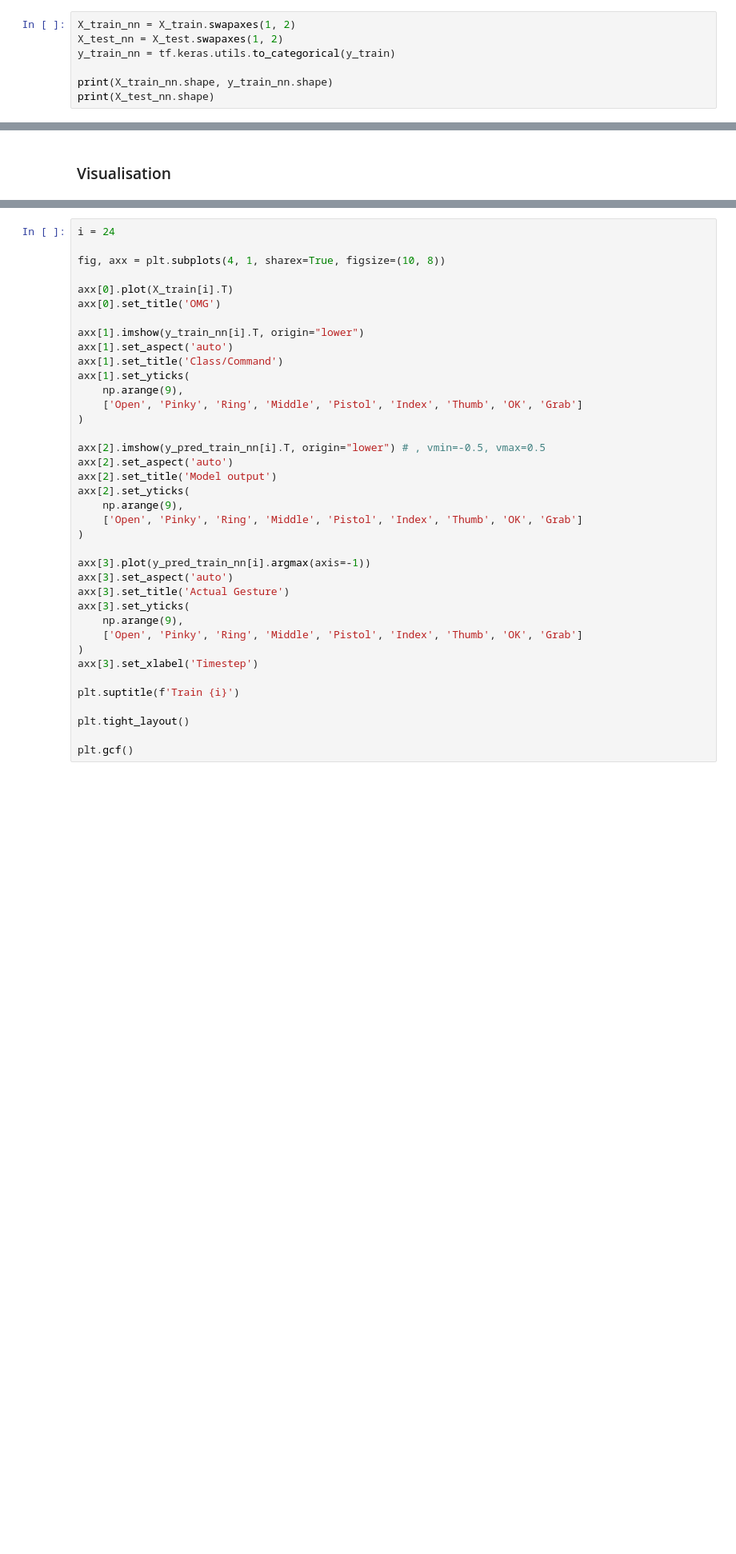
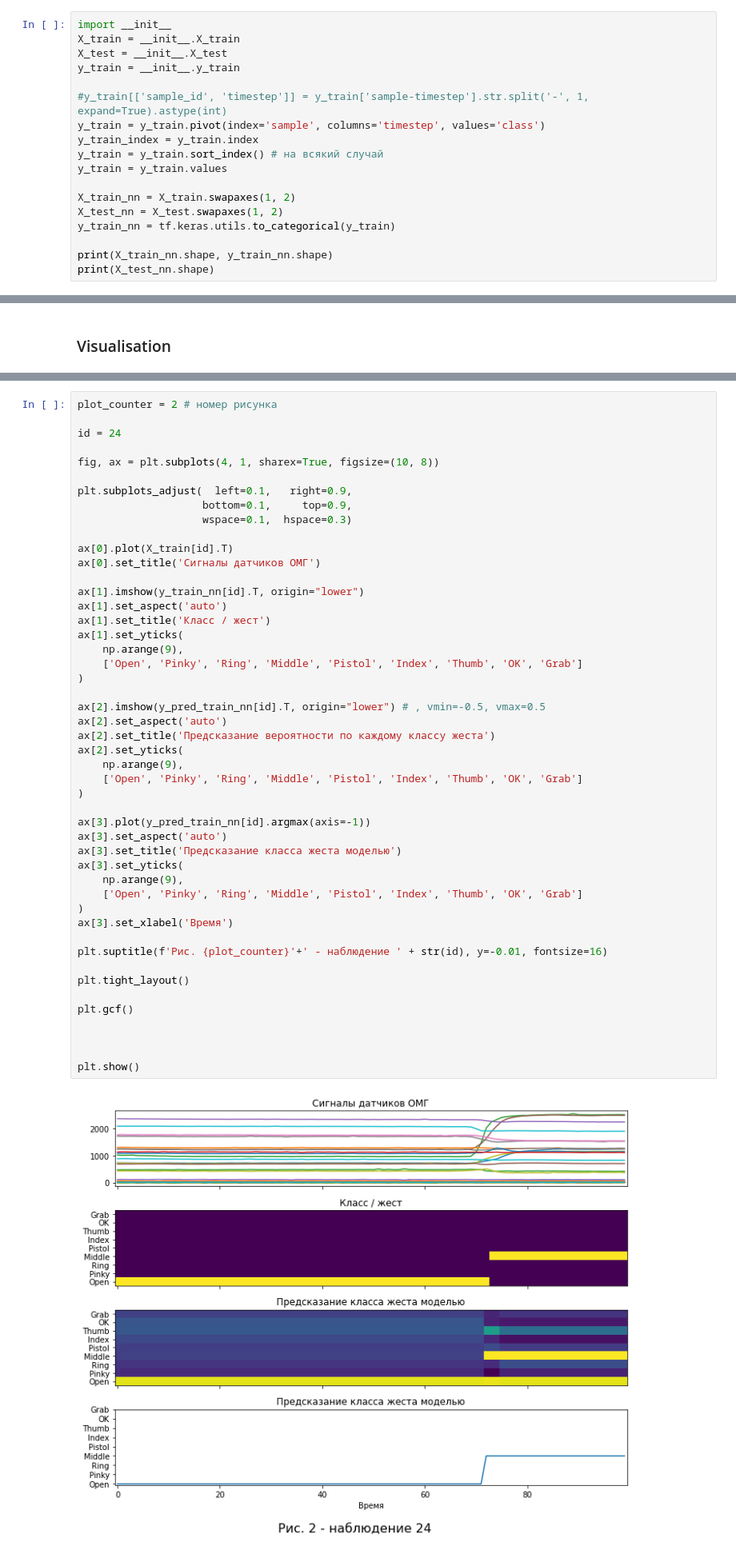
Before and after one commit to Alex1iv/Motorica_2, a Jupyter notebook: 3_0_NN_lstm.ipynb, the cells around one changed output, grey strips where cells are left out. Shown at 80% size. Drawn from its saved outputs; the diff is of its cells as text; blank space fills up the shorter version.

```diff
--- a/3_0_NN_lstm.ipynb
+++ b/3_0_NN_lstm.ipynb
@@ -375,6 +136,17 @@ for i in range(X_train.shape[0]):
 # %% [markdown]
 ### Model architecture baseline
 # %%
+import __init__
+X_train = __init__.X_train
+X_test = __init__.X_test
+y_train = __init__.y_train
+
+#y_train[['sample_id', 'timestep']] = y_train['sample-timestep'].str.split('-', 1, expand=True).astype(int)
+y_train = y_train.pivot(index='sample', columns='timestep', values='class')
+y_train_index = y_train.index
+y_train = y_train.sort_index() # на всякий случай
+y_train = y_train.values
+
 X_train_nn = X_train.swapaxes(1, 2)
 X_test_nn = X_test.swapaxes(1, 2)
 y_train_nn = tf.keras.utils.to_categorical(y_train)
@@ -432,41 +246,53 @@ y_pred_train_nn.shape
 # %%
-i = 24
+plot_counter = 2 # номер рисунка
 
-fig, axx = plt.subplots(4, 1, sharex=True, figsize=(10, 8))
+id = 24
 
-axx[0].plot(X_train[i].T)
-axx[0].set_title('OMG')
+fig, ax = plt.subplots(4, 1, sharex=True, figsize=(10, 8))
 
-axx[1].imshow(y_train_nn[i].T, origin="lower")
-axx[1].set_aspect('auto')
-axx[1].set_title('Class/Command')
-axx[1].set_yticks(
+plt.subplots_adjust(  left=0.1,   right=0.9,
+                    bottom=0.1,     top=0.9,
+                    wspace=0.1,  hspace=0.3)
+
+ax[0].plot(X_train[id].T)
+ax[0].set_title('Сигналы датчиков ОМГ')
+
+ax[1].imshow(y_train_nn[id].T, origin="lower")
+ax[1].set_aspect('auto')
+ax[1].set_title('Класс / жест')
+ax[1].set_yticks(
     np.arange(9),
     ['Open', 'Pinky', 'Ring', 'Middle', 'Pistol', 'Index', 'Thumb', 'OK', 'Grab']
 )
 
-axx[2].imshow(y_pred_train_nn[i].T, origin="lower") # , vmin=-0.5, vmax=0.5
-axx[2].set_aspect('auto')
-axx[2].set_title('Model output')
-axx[2].set_yticks(
+ax[2].imshow(y_pred_train_nn[id].T, origin="lower") # , vmin=-0.5, vmax=0.5
+ax[2].set_aspect('auto')
+ax[2].set_title('Предсказание вероятности по каждому классу жеста')
+ax[2].set_yticks(
     np.arange(9),
     ['Open', 'Pinky', 'Ring', 'Middle', 'Pistol', 'Index', 'Thumb', 'OK', 'Grab']
 )
 
-axx[3].plot(y_pred_train_nn[i].argmax(axis=-1))
-axx[3].set_aspect('auto')
-axx[3].set_title('Actual Gesture')
-axx[3].set_yticks(
+ax[3].plot(y_pred_train_nn[id].argmax(axis=-1))
+ax[3].set_aspect('auto')
+ax[3].set_title('Предсказание класса жеста моделью')
+ax[3].set_yticks(
     np.arange(9),
     ['Open', 'Pinky', 'Ring', 'Middle', 'Pistol', 'Index', 'Thumb', 'OK', 'Grab']
 )
-axx[3].set_xlabel('Timestep')
+ax[3].set_xlabel('Время')
 
-plt.suptitle(f'Train {i}')
+plt.suptitle(f'Рис. {plot_counter}'+' - наблюдение ' + str(id), y=-0.01, fontsize=16)
 
 plt.tight_layout()
 
 plt.gcf()
+
+
+
+plt.show()
+# %% [output]
+[figure, added]
 # %% [markdown]
 ### Интерпретация графиков
 
```
Also changed, not shown: parts of 43 cells of this notebook, 9 other files.
